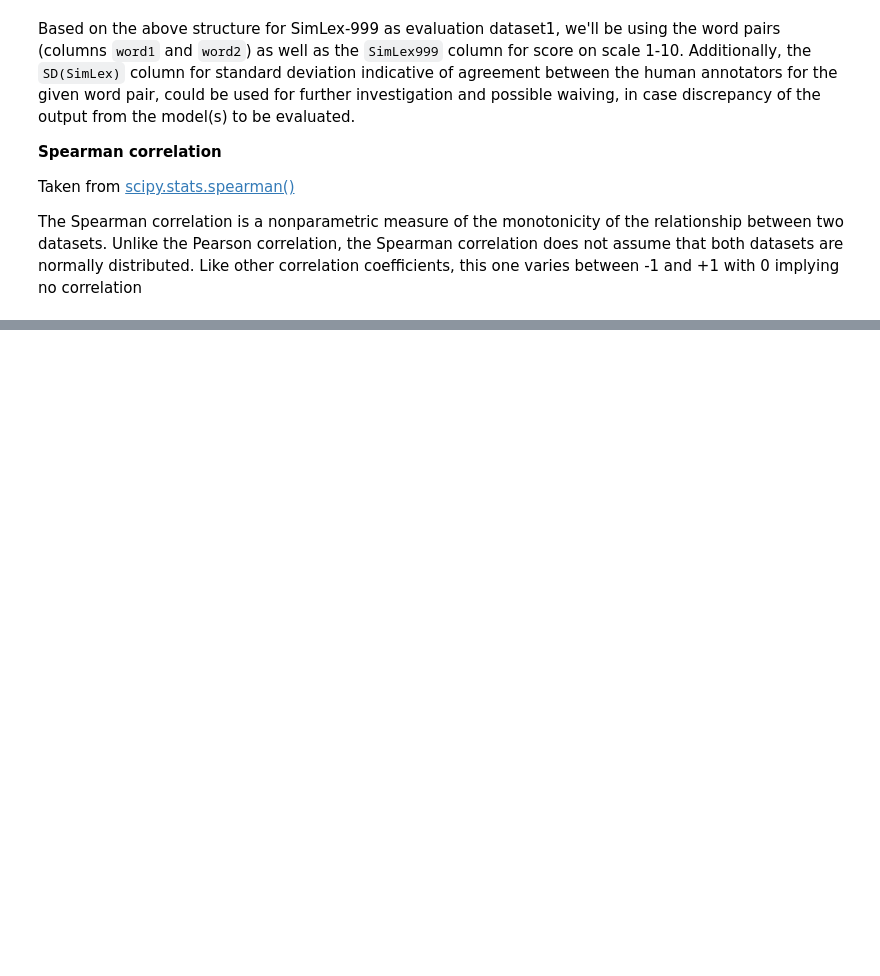
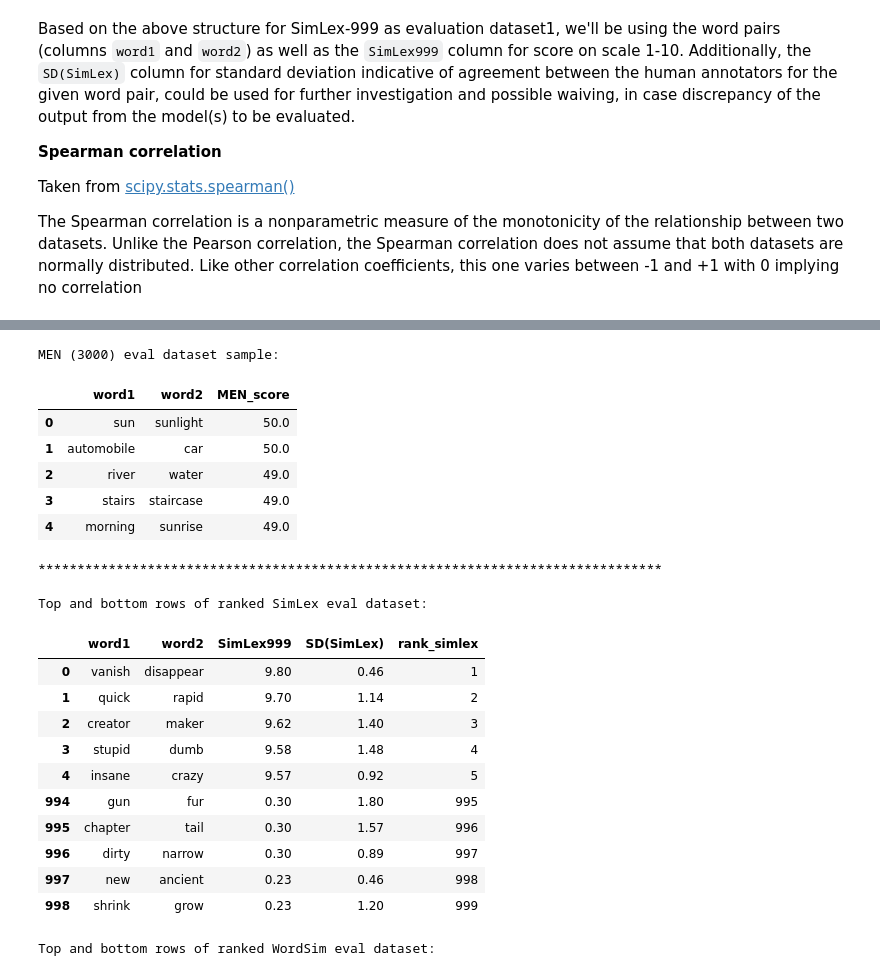
Before and after one commit to 300ani/smartThesaurus, a Jupyter notebook: Code/Model_embeddings_Eval_1billion.ipynb, the cells around one changed output, grey strips where cells are left out. Cells and saved outputs as stored; diff of their text form; code cells hidden in the pictures; blank space fills up the shorter version.

Commit message:
Evaluated word2vec additionally on MEN and WordSim datasets.

```diff
--- a/Code/Model_embeddings_Eval_1billion.ipynb
+++ b/Code/Model_embeddings_Eval_1billion.ipynb
@@ -252,0 +273,19 @@ evalset1.head()
+# %%
+# load evaluation datsets
+path_evalsetSlex = '..\\datasets\\SimLex-999\\SimLex-999.txt'
+path_evalsetWsim = '..\\datasets\\WordSim-353\\combined.csv'
+path_evalsetMens = '..\\datasets\\MEN\\MEN_dataset_natural_form_full'
+
+evalsetSlex = pd.read_csv(path_evalsetSlex, sep='\t')
+evalsetWsim = pd.read_csv(path_evalsetWsim, sep=',')
+evalsetMens = pd.read_csv(path_evalsetMens, sep=' ', header=None)
+evalsetMens.columns = ['word1', 'word2', 'MEN_score']
+
+print("\nSimLex eval set:")
+display(evalsetSlex.head())
+print("\nWordSim eval set:")
+display(evalsetWsim.head())
+print("\nMEN eval set:")
+display(evalsetMens.head())
+
+evalset_name_list = ['SimLex-999', 'WordSim-353', 'MEN (3000)']
@@ -320,0 +322,39 @@ Spearman correlation for word2vec model: 0.3684
+# %%
+# ranking the eval datasets' scores
+
+Slex_sorted = evalsetSlex.copy()
+print("\nSimLex-999 eval dataset sample:")
+display(Slex_sorted.head())
+Slex_sorted = Slex_sorted.filter(items=['word1', 'word2', 'SimLex999', 'SD(SimLex)'], axis=1)
+Slex_sorted = Slex_sorted.sort_index(by=['SimLex999'], ascending=False)
+Slex_sorted = Slex_sorted.set_index(pd.Index(range(0,Slex_sorted.shape[0])))
+
+Wsim_sorted = evalsetWsim.copy()
+print("\nWordSim-353 eval dataset sample:")
+display(Wsim_sorted.head())
+Wsim_sorted = Wsim_sorted.sort_index(by=['Human (mean)'], ascending=False)
+Wsim_sorted = Wsim_sorted.set_index(pd.Index(range(0,Wsim_sorted.shape[0])))
+
+Mens_sorted = evalsetMens.copy()
+print("\nMEN (3000) eval dataset sample:")
+display(Mens_sorted.head())
+Mens_sorted = Mens_sorted.sort_index(by=['MEN_score'], ascending=False)
+Mens_sorted = Mens_sorted.set_index(pd.Index(range(0,Mens_sorted.shape[0])))
+
+# add the rank column
+print('*'*80)
+rank = 0
+Slex_sorted['rank_simlex'] = Slex_sorted.index + 1
+print("\nTop and bottom rows of ranked SimLex eval dataset:")
+display(pd.concat([Slex_sorted.head(), Slex_sorted.tail()], axis=0))
+
+rank = 0
+Wsim_sorted['rank_wordsim'] = Wsim_sorted.index + 1
+print("\nTop and bottom rows of ranked WordSim eval dataset:")
+display(pd.concat([Wsim_sorted.head(), Wsim_sorted.tail()], axis=0))
+
+rank = 0
+Mens_sorted['rank_men'] = Mens_sorted.index + 1
+print("\nTop and bottom rows of ranked MEN eval dataset:")
+display(pd.concat([Mens_sorted.head(), Mens_sorted.tail()], axis=0))
+# %% [output]
@@ -320,0 +375,22 @@ Spearman correlation for word2vec model: 0.3684
+MEN (3000) eval dataset sample:
+|  | word1 | word2 | MEN_score |
+| 0 | sun | sunlight | 50.0 |
+| 1 | automobile | car | 50.0 |
+| 2 | river | water | 49.0 |
+| 3 | stairs | staircase | 49.0 |
+| 4 | morning | sunrise | 49.0 |
+********************************************************************************
+
+Top and bottom rows of ranked SimLex eval dataset:
+|  | word1 | word2 | SimLex999 | SD(SimLex) | rank_simlex |
+| 0 | vanish | disappear | 9.80 | 0.46 | 1 |
+| 1 | quick | rapid | 9.70 | 1.14 | 2 |
+| 2 | creator | maker | 9.62 | 1.40 | 3 |
+| 3 | stupid | dumb | 9.58 | 1.48 | 4 |
+| 4 | insane | crazy | 9.57 | 0.92 | 5 |
+| 994 | gun | fur | 0.30 | 1.80 | 995 |
+| 995 | chapter | tail | 0.30 | 1.57 | 996 |
+| 996 | dirty | narrow | 0.30 | 0.89 | 997 |
+| 997 | new | ancient | 0.23 | 0.46 | 998 |
+| 998 | shrink | grow | 0.23 | 1.20 | 999 |
+Top and bottom rows of ranked WordSim eval dataset:
```
Also changed, not shown: parts of 22 cells of this notebook, 5 other files.
